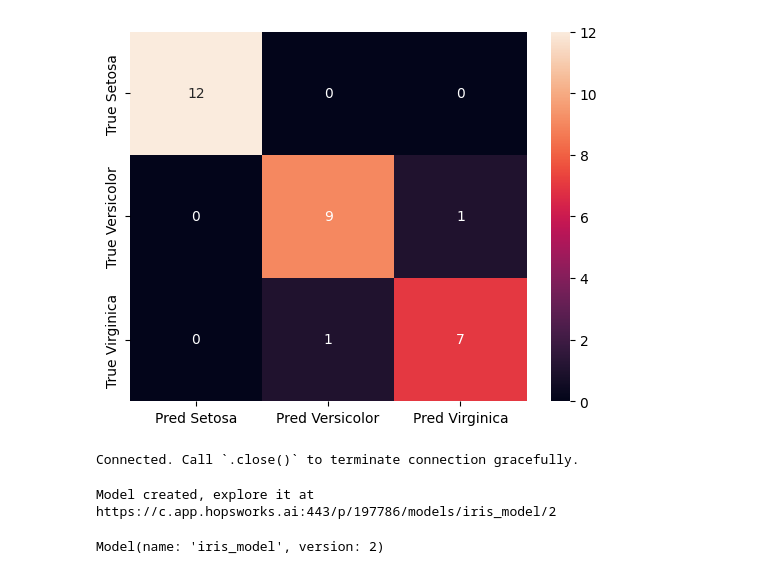
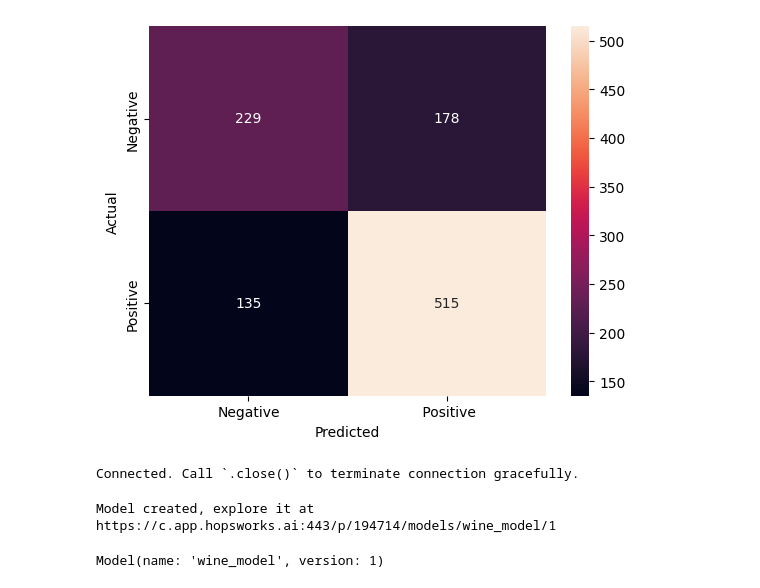
Before and after one commit to rezaqorbani/scalable-ml-and-dl-labs, a Jupyter notebook: lab1/wine/wine-training-pipeline.ipynb, the cells around one changed output. Cells and saved outputs as stored; diff of their text form; code cells hidden in the pictures.

Commit message:
model training and huggingface gradio app

```diff
--- a/lab1/wine/wine-training-pipeline.ipynb
+++ b/lab1/wine/wine-training-pipeline.ipynb
@@ -24,8 +28,8 @@ Connected. Call `.close()` to terminate connection gracefully.
 # %%
 # The feature view is the input set of features for your model. The features can come from different feature groups.
 # You can select features from different feature groups and join them together to create a feature view
-iris_fg = fs.get_feature_group(name="wine", version=1)
-query = iris_fg.select_all()
+wine_fg = fs.get_feature_group(name="wine", version=1)
+query = wine_fg.select_all()
 feature_view = fs.get_or_create_feature_view(name="wine",
                                   version=1,
                                   description="Read from Wine Quality dataset",
@@ -39,6 +40,6 @@ https://c.app.hopsworks.ai:443/p/197786/fs/197705/fv/iris/version/1
 X_train, X_test, y_train, y_test = feature_view.train_test_split(0.2)
 
 # Train our model with the Scikit-learn K-nearest-neighbors algorithm using our features (X_train) and labels (y_train)
-model = KNeighborsClassifier(n_neighbors=2)
+model = KNeighborsClassifier(n_neighbors=5)
 model.fit(X_train, y_train.values.ravel())
 # %% [output]
@@ -93,11 +104,13 @@ print(metrics)
 # %%
 # Create the confusion matrix as a figure, we will later store it as a PNG image file
-df_cm = pd.DataFrame(results, ['True Setosa', 'True Versicolor', 'True Virginica'],
-                     ['Pred Setosa', 'Pred Versicolor', 'Pred Virginica'])
-cm = sns.heatmap(df_cm, annot=True)
+df_cm = pd.DataFrame(results,["Negative", "Positive"],["Negative"," Positive"])
+cm = sns.heatmap(df_cm, annot=True, fmt='d')
+cm.set_xlabel('Predicted')
+cm.set_ylabel('Actual')
+
 fig = cm.get_figure()
 # %% [output]
-[figure, old version]
+[figure, new version]
 # %%
 # We will now upload our model to the Hopsworks Model Registry. First get an object for the model registry.
 mr = project.get_model_registry()
@@ -118,7 +131,7 @@ model_schema = ModelSchema(input_schema, output_schema)
 
 # Create an entry in the model registry that includes the model's name, desc, metrics
 iris_model = mr.python.create_model(
-    name="wine_model",",
+    name="wine_model",
     metrics={"accuracy" : metrics['accuracy']},
     model_schema=model_schema,
     description="Wine Quality Predictor"
@@ -128,5 +141,5 @@ iris_model = mr.python.create_model(
 iris_model.save(model_dir)
 # %% [output]
 Connected. Call `.close()` to terminate connection gracefully.
-Model created, explore it at https://c.app.hopsworks.ai:443/p/197786/models/iris_model/2
+Model created, explore it at https://c.app.hopsworks.ai:443/p/194714/models/wine_model/1
-Model(name: 'iris_model', version: 2)
+Model(name: 'wine_model', version: 1)
```
Also changed, not shown: parts of 7 cells of this notebook, 9 other files.
